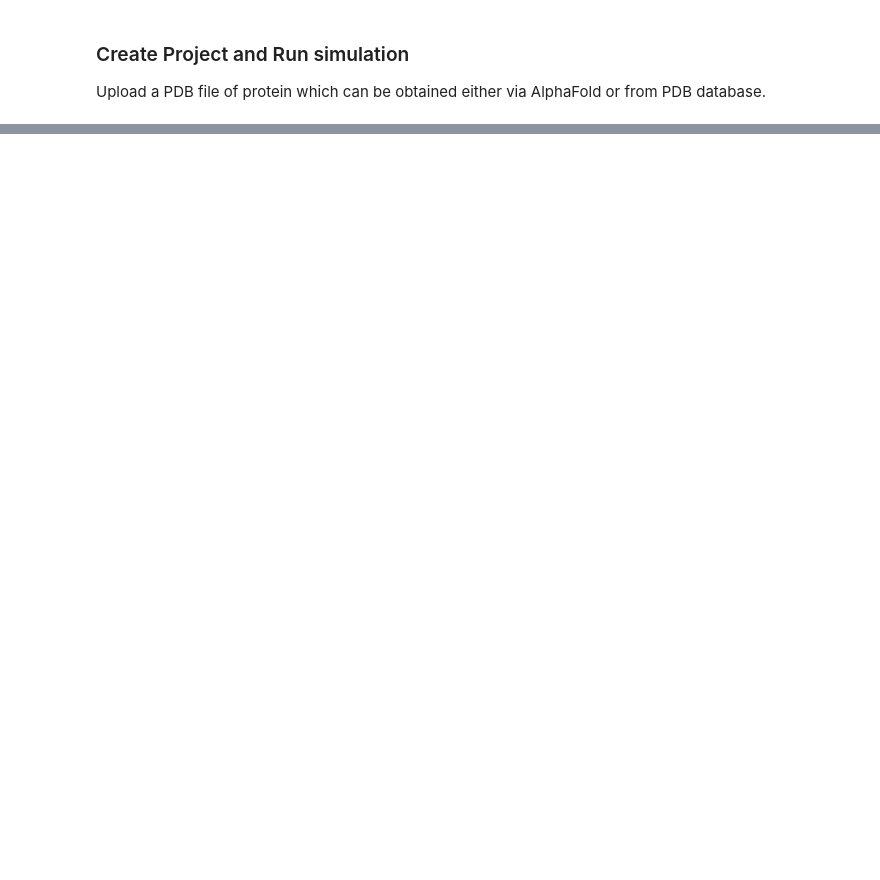
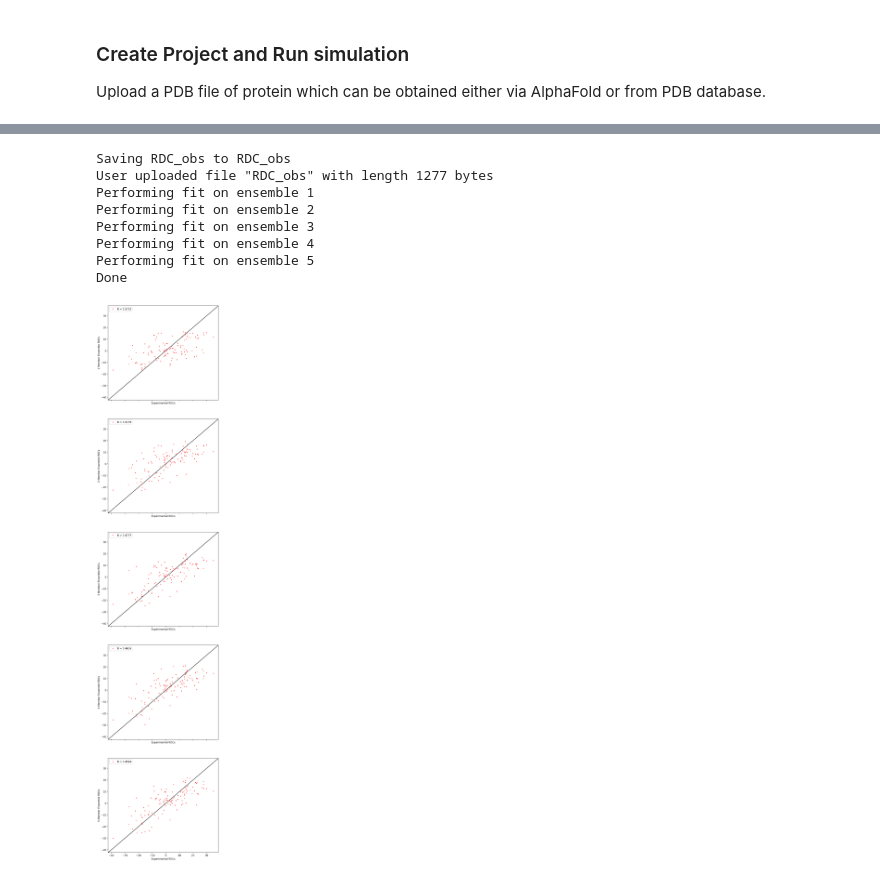
Before and after one commit to PotoyanGroup/Seq2Ensemble, a Jupyter notebook: ColabOpenAWSEM.ipynb, the cells around one changed output, grey strips where cells are left out. Cells and saved outputs as stored; diff of their text form; code cells hidden in the pictures; blank space fills up the shorter version.

```diff
--- a/ColabOpenAWSEM.ipynb
+++ b/ColabOpenAWSEM.ipynb
@@ -214,10 +258,10 @@ if os.path.exists(rdc_results):
   pass
 else:
   os.makedirs(rdc_results)
-if os.path.exists(par):
+if os.path.exists(params_folder):
   pass
 else:
-  os.makedirs(par)
+  os.makedirs(params_folder)
 
 
 # make a list of the folders that contain the cluster iteration centroids
@@ -231,6 +275,7 @@ rdc_dictionary = {}
 rdc_R_values = {}
 final_pars = {}
 for i, pdb_folder in enumerate(cluster_folders):
+  #### maybe use average par from last fit to start the next one
   print(f'Performing fit on ensemble {i+1}')
   # Fit happens inside this class and all the results are available
   # in the attributes
@@ -273,3 +318,4 @@ rdc_R_df = pd.DataFrame(rdc_R_values,index=['R'])
 rdc_R_df.to_csv(f'{rdc_results}/ensemble_R_values.csv')
 
 print('Done')
+# %% [output]
@@ -276,3 +323,12 @@ print('Done')
+Saving RDC_obs to RDC_obs
+User uploaded file "RDC_obs" with length 1277 bytes
+Performing fit on ensemble 1
+Performing fit on ensemble 2
+Performing fit on ensemble 3
+Performing fit on ensemble 4
+Performing fit on ensemble 5
+Done
+[figure, added]
 # %%
 #@title Zip and Download the Results
 #@markdown If the results archive does not download automatically (possibly due to an adblocker), click on the little folder icon to the left, navigate to the `seq_to_ensemble_output.zip` file, right-click (or click on the adjacent three dots) and select \"Download\".
```
Also changed, not shown: parts of 7 cells of this notebook.
